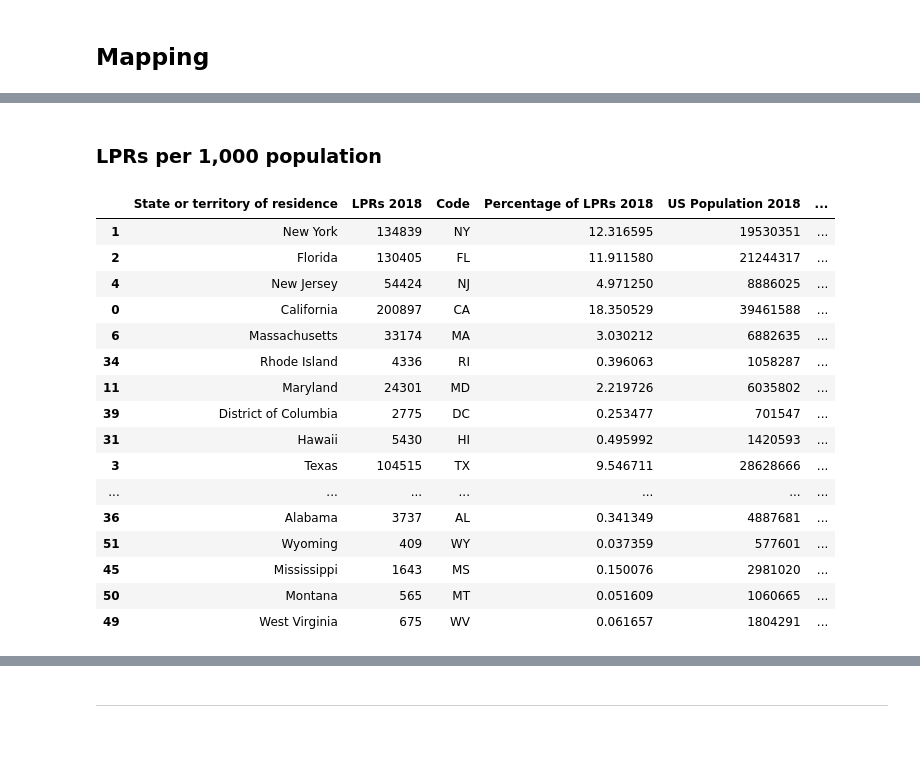
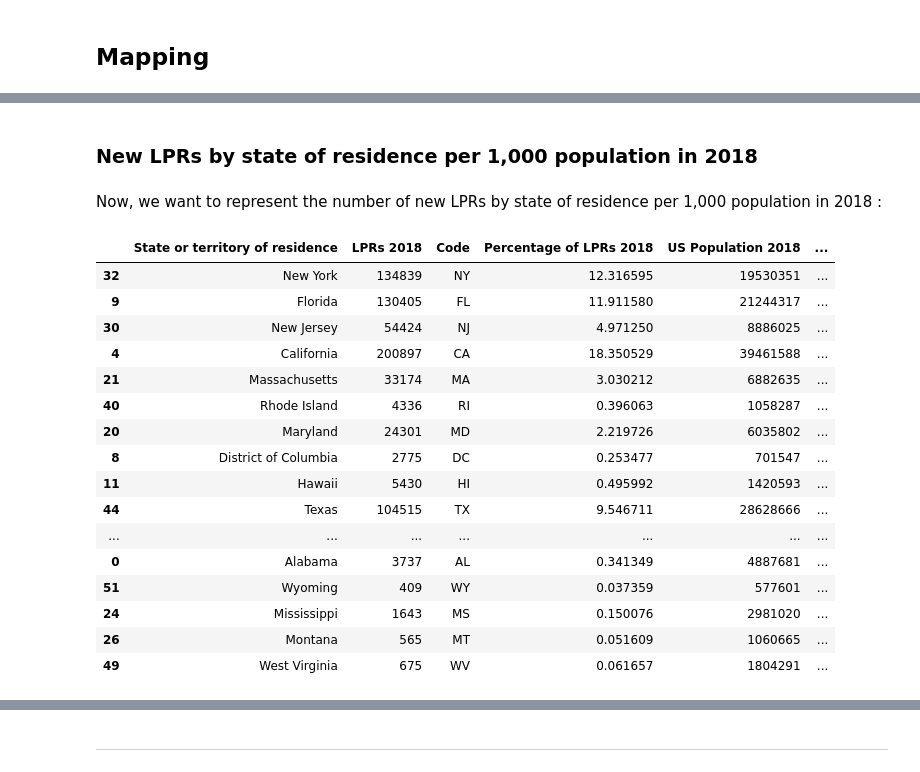
Before and after one commit to data-show/notebooks, a Jupyter notebook: notebooks/American_Lawful_Immigration_2018_-_New_LPRs_by_State_of_Residence/American_Lawful_Immigration_2018_-_New_LPRs_by_State_of_Residence.ipynb, the cells around one changed output, grey strips where cells are left out. Drawn from its saved outputs; the diff is of its cells as text; code cells hidden in the pictures; blank space fills up the shorter version.

```diff
--- a/notebooks/American_Lawful_Immigration_2018_-_New_LPRs_by_State_of_Residence/American_Lawful_Immigration_2018_-_New_LPRs_by_State_of_Residence.ipynb
+++ b/notebooks/American_Lawful_Immigration_2018_-_New_LPRs_by_State_of_Residence/American_Lawful_Immigration_2018_-_New_LPRs_by_State_of_Residence.ipynb
@@ -122,0 +99,15 @@ df_merge.head(60)
+# %%
+#Merge LPRs 2018 by state of residence and US State Abbreviations datasets
+df_merge = pd.merge(df, df_state, on='State or territory of residence')
+
+#Compute and add Percentage of LPRs 2018 column
+df_merge['Percentage of LPRs 2018'] = df_merge['LPRs 2018']/df_merge['LPRs 2018'].sum()*100
+
+#Merge US Population 2018 dataset to the previous merge, giving us our final dataset
+df_LPRs_2018 = pd.merge(df_merge, df_pop, on='State or territory of residence')
+
+#Compute and add LPRs 2018 per 1,000 population column
+df_LPRs_2018['LPRs 2018 per 1,000 population'] = df_LPRs_2018['LPRs 2018']/df_LPRs_2018['US Population 2018']*1000
+
+df_LPRs_2018 = df_LPRs_2018.sort_values('LPRs 2018', ascending=False)
+df_LPRs_2018
@@ -210,26 +182,28 @@ fig.show()
 # %% [output]
 [interactive output not drawn]
 # %% [markdown]
-### LPRs per 1,000 population
+### New LPRs by state of residence per 1,000 population in 2018
+# %% [markdown]
+Now, we want to represent the number of new LPRs by state of residence per 1,000 population in 2018 :
 # %%
-df_merge = df_merge.sort_values('LPRs 2018 per 1,000 population', ascending=False)
-df_merge.head(60)
+df_LPRs_1000_population = df_LPRs_2018.sort_values('LPRs 2018 per 1,000 population', ascending=False)
+df_LPRs_1000_population
 # %% [output]
 |  | State or territory of residence | LPRs 2018 | Code | Percentage of LPRs 2018 | US Population 2018 | ... |
-| 1 | New York | 134839 | NY | 12.316595 | 19530351 | ... |
-| 2 | Florida | 130405 | FL | 11.911580 | 21244317 | ... |
-| 4 | New Jersey | 54424 | NJ | 4.971250 | 8886025 | ... |
-| 0 | California | 200897 | CA | 18.350529 | 39461588 | ... |
-| 6 | Massachusetts | 33174 | MA | 3.030212 | 6882635 | ... |
-| 34 | Rhode Island | 4336 | RI | 0.396063 | 1058287 | ... |
-| 11 | Maryland | 24301 | MD | 2.219726 | 6035802 | ... |
-| 39 | District of Columbia | 2775 | DC | 0.253477 | 701547 | ... |
-| 31 | Hawaii | 5430 | HI | 0.495992 | 1420593 | ... |
-| 3 | Texas | 104515 | TX | 9.546711 | 28628666 | ... |
+| 32 | New York | 134839 | NY | 12.316595 | 19530351 | ... |
+| 9 | Florida | 130405 | FL | 11.911580 | 21244317 | ... |
+| 30 | New Jersey | 54424 | NJ | 4.971250 | 8886025 | ... |
+| 4 | California | 200897 | CA | 18.350529 | 39461588 | ... |
+| 21 | Massachusetts | 33174 | MA | 3.030212 | 6882635 | ... |
+| 40 | Rhode Island | 4336 | RI | 0.396063 | 1058287 | ... |
+| 20 | Maryland | 24301 | MD | 2.219726 | 6035802 | ... |
+| 8 | District of Columbia | 2775 | DC | 0.253477 | 701547 | ... |
+| 11 | Hawaii | 5430 | HI | 0.495992 | 1420593 | ... |
+| 44 | Texas | 104515 | TX | 9.546711 | 28628666 | ... |
 | ... | ... | ... | ... | ... | ... | ... |
-| 36 | Alabama | 3737 | AL | 0.341349 | 4887681 | ... |
+| 0 | Alabama | 3737 | AL | 0.341349 | 4887681 | ... |
 | 51 | Wyoming | 409 | WY | 0.037359 | 577601 | ... |
-| 45 | Mississippi | 1643 | MS | 0.150076 | 2981020 | ... |
-| 50 | Montana | 565 | MT | 0.051609 | 1060665 | ... |
+| 24 | Mississippi | 1643 | MS | 0.150076 | 2981020 | ... |
+| 26 | Montana | 565 | MT | 0.051609 | 1060665 | ... |
 | 49 | West Virginia | 675 | WV | 0.061657 | 1804291 | ... |
 # %%
```
Also changed, not shown: parts of 17 cells of this notebook, 1 other file.
